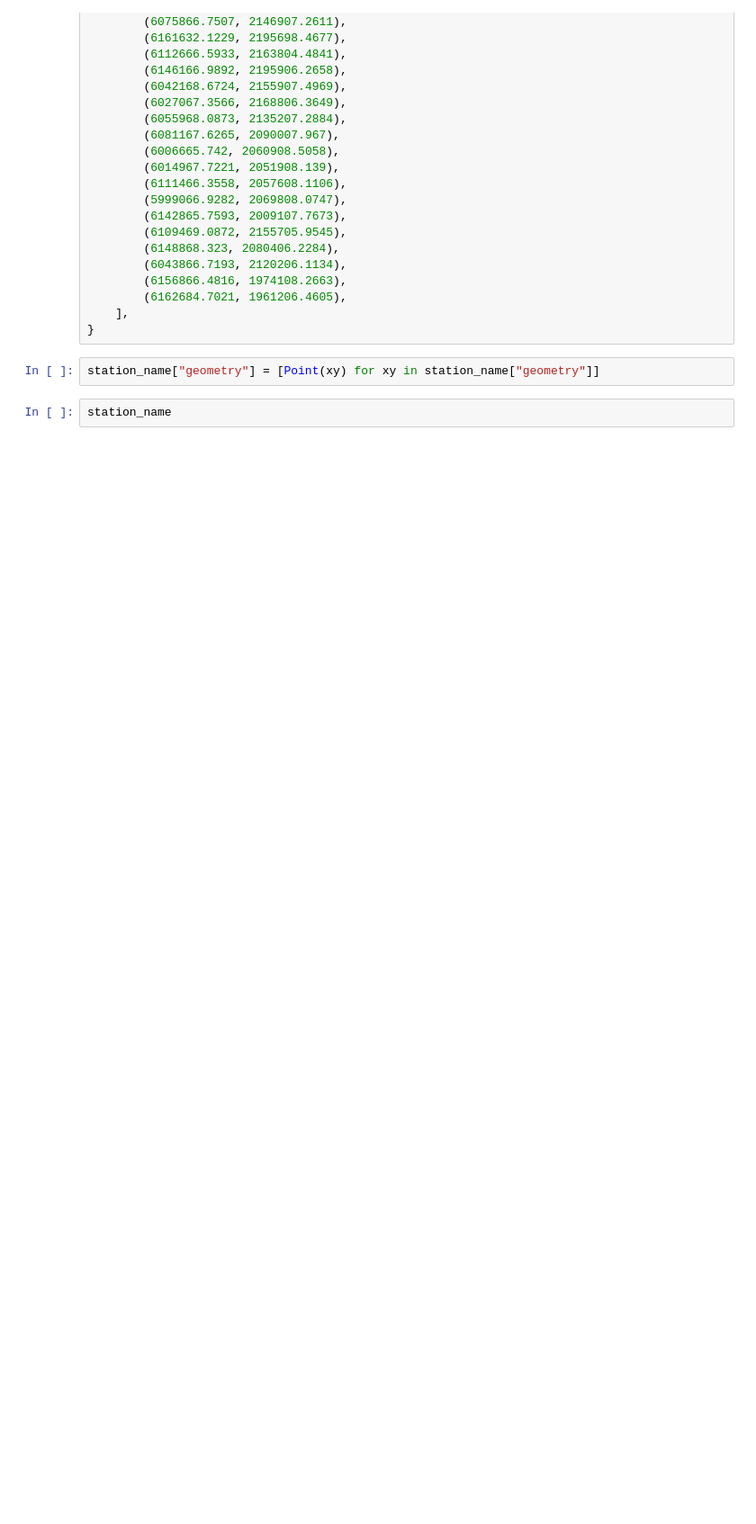
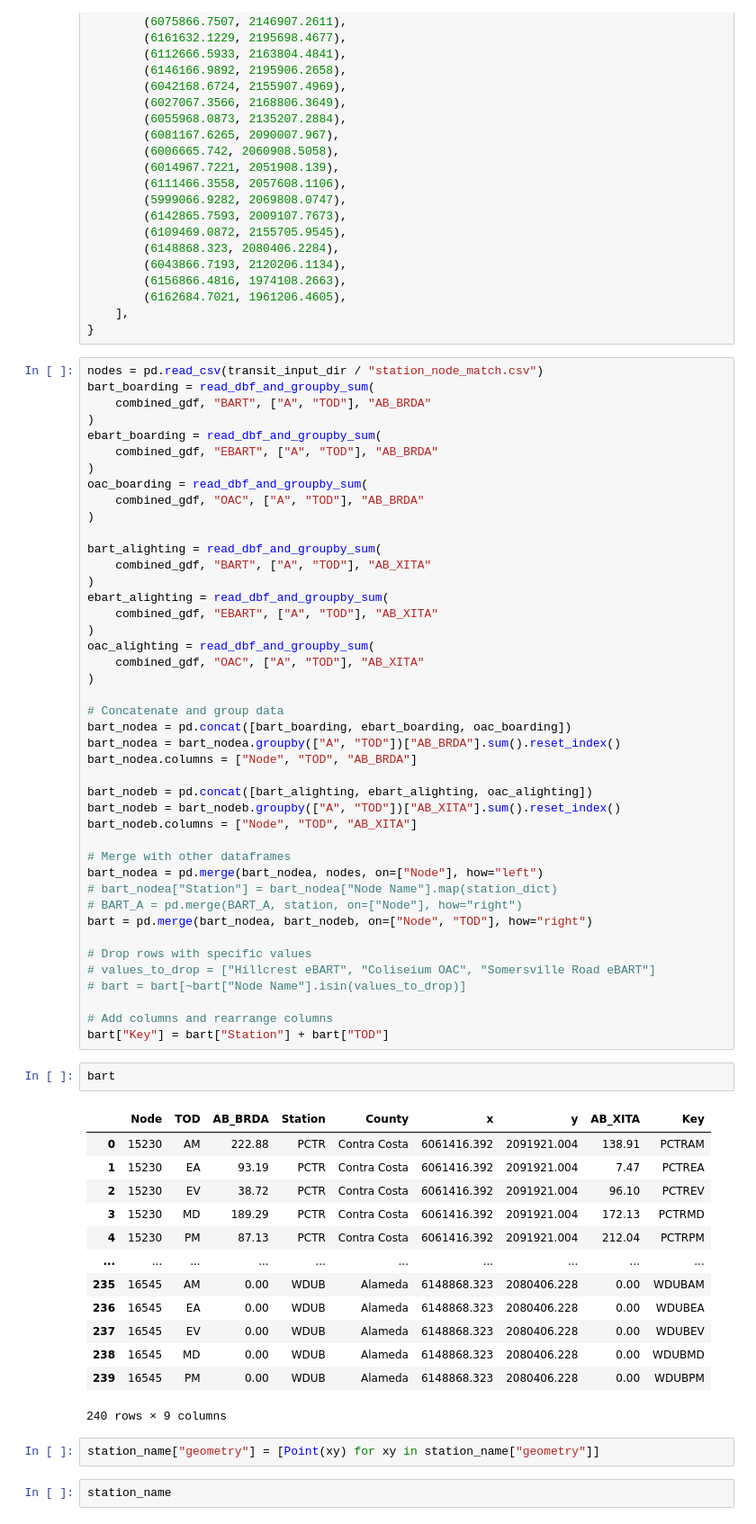
Before and after one commit to sfcta/validation_workbook, a Jupyter notebook: transit/script/screen.ipynb, the cells around one changed output. Shown at 90% size. Saved outputs shown, nothing was run; the diff lists cells and outputs as text; blank space fills up the shorter version.

Commit message:
add node in toml

```diff
--- a/transit/script/screen.ipynb
+++ b/transit/script/screen.ipynb
@@ -500,6 +526,65 @@ station_name = {
         (6162684.7021, 1961206.4605),
     ],
 }
+# %%
+nodes = pd.read_csv(transit_input_dir / "station_node_match.csv")
+bart_boarding = read_dbf_and_groupby_sum(
+    combined_gdf, "BART", ["A", "TOD"], "AB_BRDA"
+)
+ebart_boarding = read_dbf_and_groupby_sum(
+    combined_gdf, "EBART", ["A", "TOD"], "AB_BRDA"
+)
+oac_boarding = read_dbf_and_groupby_sum(
+    combined_gdf, "OAC", ["A", "TOD"], "AB_BRDA"
+)
+
+bart_alighting = read_dbf_and_groupby_sum(
+    combined_gdf, "BART", ["A", "TOD"], "AB_XITA"
+)
+ebart_alighting = read_dbf_and_groupby_sum(
+    combined_gdf, "EBART", ["A", "TOD"], "AB_XITA"
+)
+oac_alighting = read_dbf_and_groupby_sum(
+    combined_gdf, "OAC", ["A", "TOD"], "AB_XITA"
+)
+
+# Concatenate and group data
+bart_nodea = pd.concat([bart_boarding, ebart_boarding, oac_boarding])
+bart_nodea = bart_nodea.groupby(["A", "TOD"])["AB_BRDA"].sum().reset_index()
+bart_nodea.columns = ["Node", "TOD", "AB_BRDA"]
+
+bart_nodeb = pd.concat([bart_alighting, ebart_alighting, oac_alighting])
+bart_nodeb = bart_nodeb.groupby(["A", "TOD"])["AB_XITA"].sum().reset_index()
+bart_nodeb.columns = ["Node", "TOD", "AB_XITA"]
+
+# Merge with other dataframes
+bart_nodea = pd.merge(bart_nodea, nodes, on=["Node"], how="left")
+# bart_nodea["Station"] = bart_nodea["Node Name"].map(station_dict)
+# BART_A = pd.merge(BART_A, station, on=["Node"], how="right")
+bart = pd.merge(bart_nodea, bart_nodeb, on=["Node", "TOD"], how="right")
+
+# Drop rows with specific values
+# values_to_drop = ["Hillcrest eBART", "Coliseium OAC", "Somersville Road eBART"]
+# bart = bart[~bart["Node Name"].isin(values_to_drop)]
+
+# Add columns and rearrange columns
+bart["Key"] = bart["Station"] + bart["TOD"]
+# %%
+bart
+# %% [output]
+|  | Node | TOD | AB_BRDA | Station | County | x | y | AB_XITA | Key |
+| 0 | 15230 | AM | 222.88 | PCTR | Contra Costa | 6061416.392 | 2091921.004 | 138.91 | PCTRAM |
+| 1 | 15230 | EA | 93.19 | PCTR | Contra Costa | 6061416.392 | 2091921.004 | 7.47 | PCTREA |
+| 2 | 15230 | EV | 38.72 | PCTR | Contra Costa | 6061416.392 | 2091921.004 | 96.10 | PCTREV |
+| 3 | 15230 | MD | 189.29 | PCTR | Contra Costa | 6061416.392 | 2091921.004 | 172.13 | PCTRMD |
+| 4 | 15230 | PM | 87.13 | PCTR | Contra Costa | 6061416.392 | 2091921.004 | 212.04 | PCTRPM |
+| ... | ... | ... | ... | ... | ... | ... | ... | ... | ... |
+| 235 | 16545 | AM | 0.00 | WDUB | Alameda | 6148868.323 | 2080406.228 | 0.00 | WDUBAM |
+| 236 | 16545 | EA | 0.00 | WDUB | Alameda | 6148868.323 | 2080406.228 | 0.00 | WDUBEA |
+| 237 | 16545 | EV | 0.00 | WDUB | Alameda | 6148868.323 | 2080406.228 | 0.00 | WDUBEV |
+| 238 | 16545 | MD | 0.00 | WDUB | Alameda | 6148868.323 | 2080406.228 | 0.00 | WDUBMD |
+| 239 | 16545 | PM | 0.00 | WDUB | Alameda | 6148868.323 | 2080406.228 | 0.00 | WDUBPM |
+240 rows × 9 columns
 # %%
 station_name["geometry"] = [Point(xy) for xy in station_name["geometry"]]
 # %%
```
Also changed, not shown: parts of 5 cells of this notebook, 7 other files.
